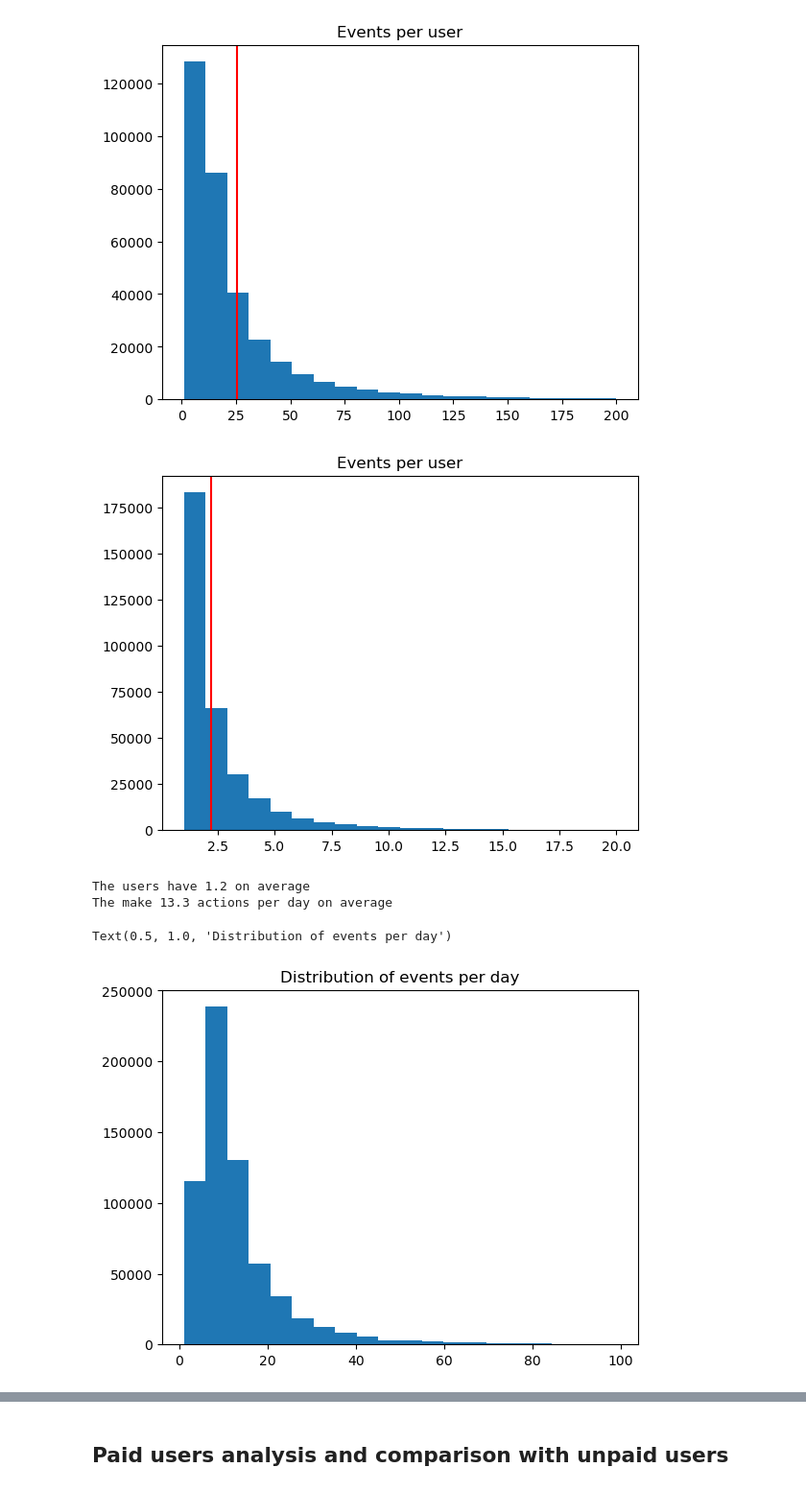
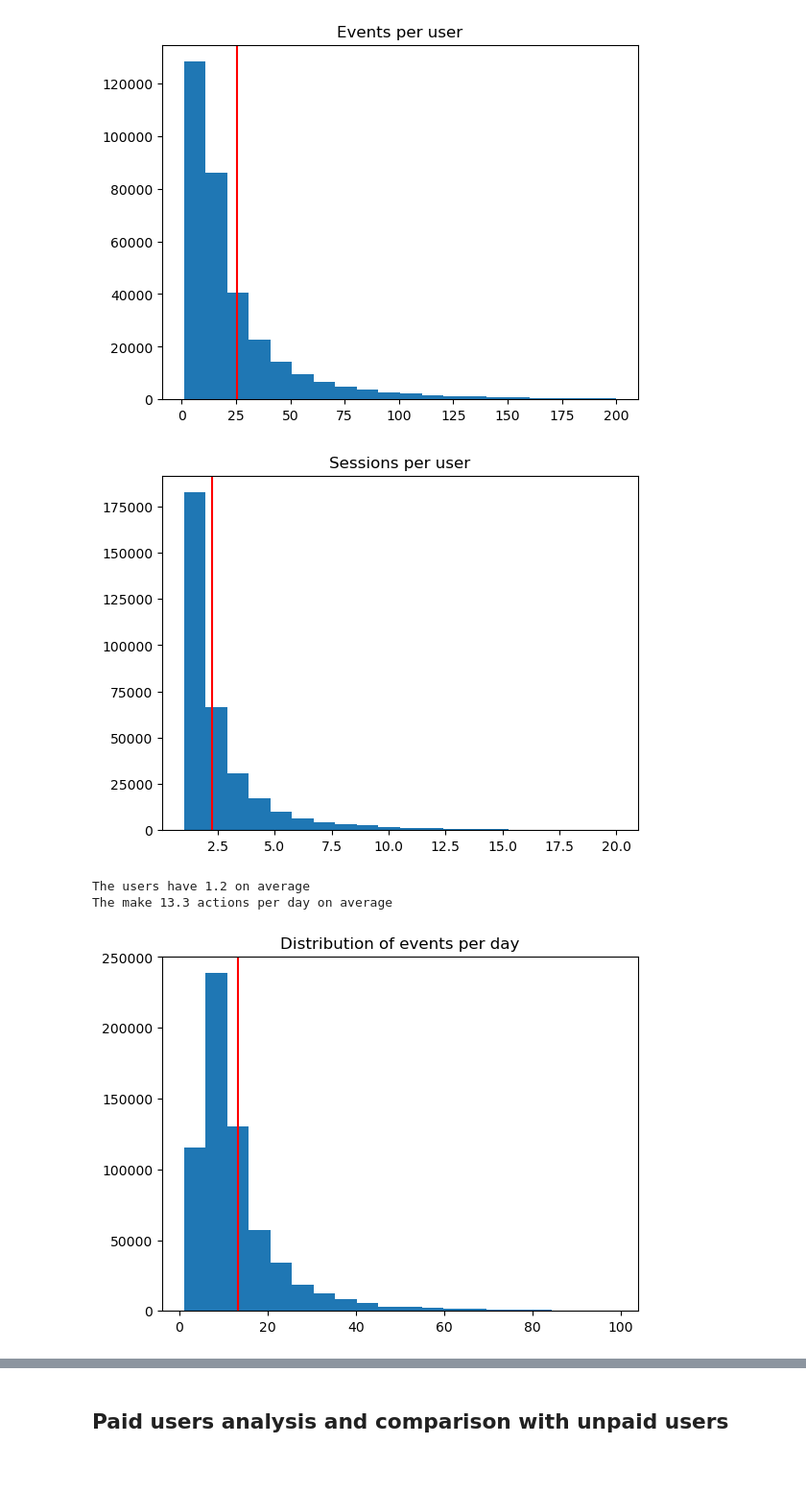
Before and after one commit to Derniska/Fine_prediction, a Jupyter notebook: working_with_polars.ipynb, the cells around one changed output, grey strips where cells are left out. Shown at 96% size. Drawn from its saved outputs; the diff is of its cells as text; code cells hidden in the pictures.

```diff
--- a/working_with_polars.ipynb
+++ b/working_with_polars.ipynb
@@ -152,7 +161,7 @@ df_week = df_week.with_columns(
       pl.col('event_datetime').diff().over('profile_id').dt.total_seconds().alias('time_since_last_event')
 )
 df_week = df_week.with_columns(
-    (pl.col('time_since_last_event') > 1200).fill_null(True).alias('new_session')
+    (pl.col('time_since_last_event') > (60 * 15)).fill_null(True).alias('new_session')
 )
 # %%
 df_week = df_week.with_columns(
@@ -167,7 +176,7 @@ df_week = df_week.with_columns(
     ]).alias('user_session_id')
 )
 # %%
-df_week = df_week.drop(['new_session', 'time_since_last_event', 'session_group'])
+df_week = df_week.drop(['time_since_last_event','session_group'])
 # %%
 # Let's compare the features "session_id" and "user_session_id"
 print(f"There are {df_week[['session_id', 'profile_id']].n_unique()} session_ids")
@@ -222,7 +233,7 @@ plt.hist(sessions_per_user['user_session_id'], bins = 20)
 plt.title('Sessions per user')
 plt.axvline(mean_sessions, c = 'red');
 # %% [output]
-[figure, old version]
+[figure, new version]
 # %%
 # Let's take a look at acions per day and sessions per day
 mean_actions_per_day = df_week.group_by(['profile_id', 'day']).agg(
@@ -240,13 +251,12 @@ The make 13.3 actions per day on average
 # %%
 actions_per_day = df_week.group_by(['profile_id', 'day']).agg(
     pl.col('event_name').count()
 )
 actions_per_day = actions_per_day.filter(
     pl.col('event_name') < 100
 )
 plt.hist(actions_per_day['event_name'], bins = 20)
 plt.title('Distribution of events per day')
-plt.
+plt.axvline(mean_actions_per_day, c = 'red');
 # %% [output]
-Text(0.5, 1.0, 'Distribution of events per day')
-[figure, old version]
+[figure, new version]
```
Also changed, not shown: parts of 85 cells of this notebook, 1 other file.
